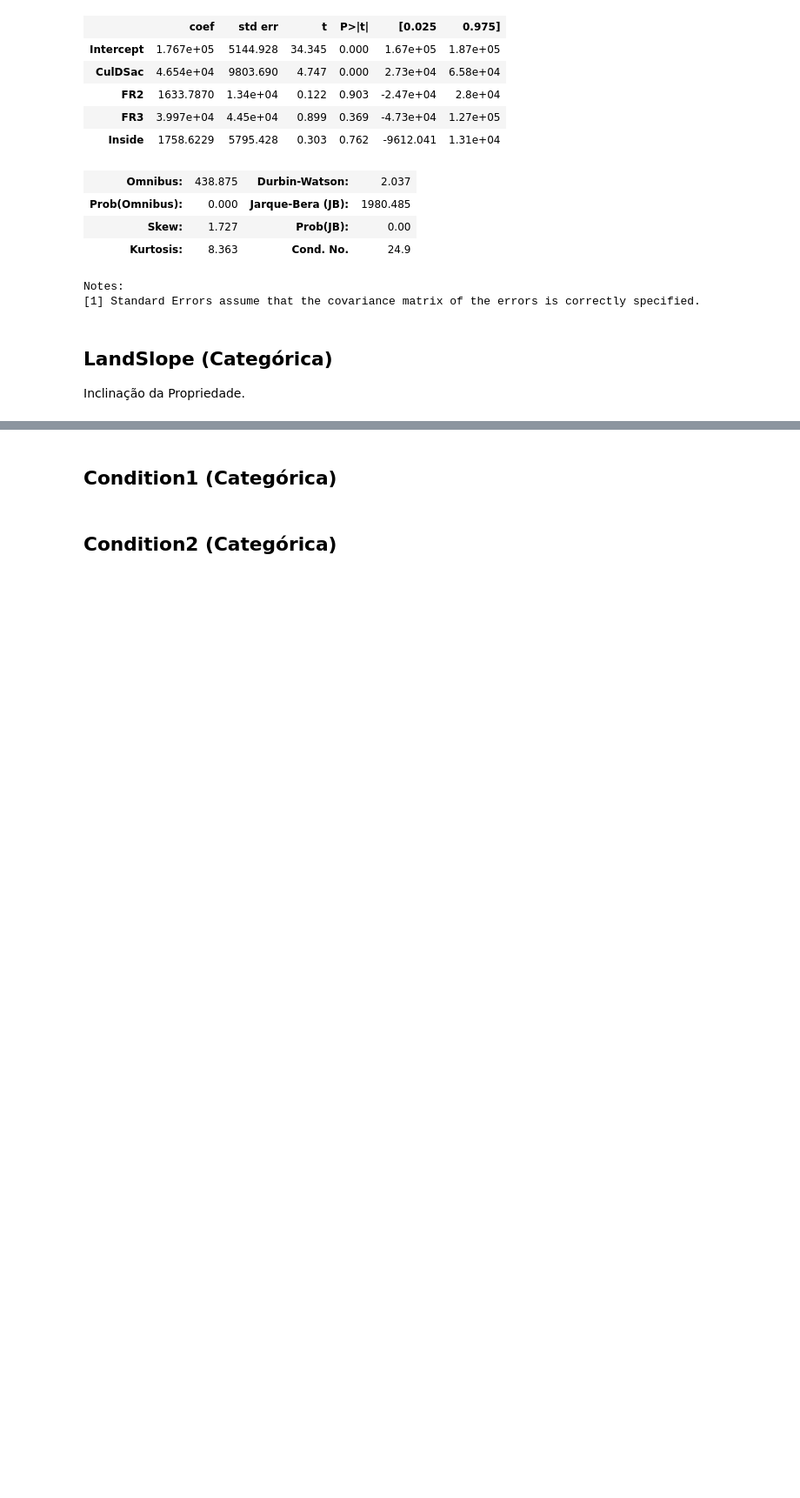
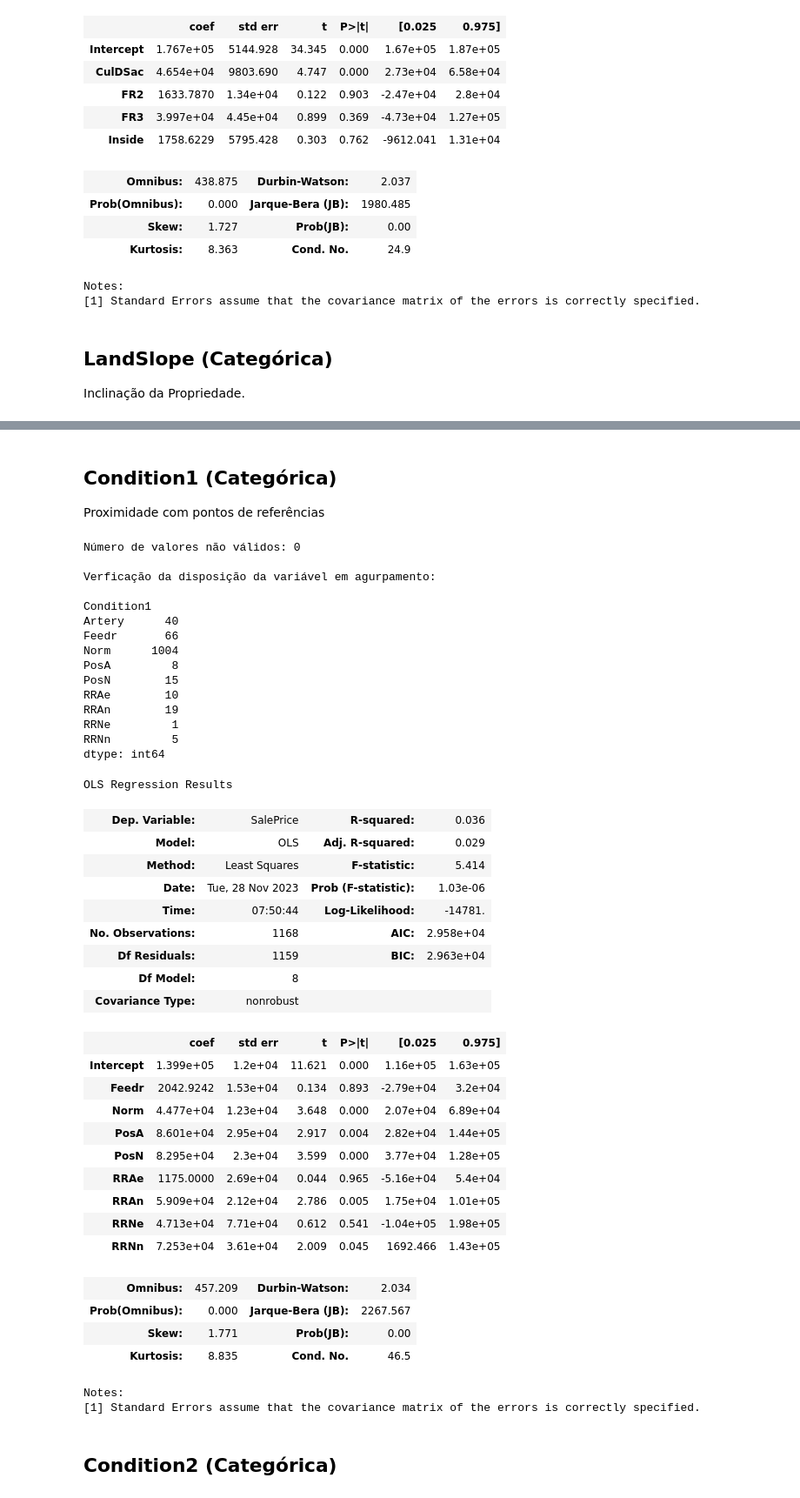
Before and after one commit to JohnDaytonCC/HousePricesPrediction, a Jupyter notebook: Notebook - House Prices Predition.ipynb, the cells around one changed output, grey strips where cells are left out. Shown at 87% size. Saved outputs shown, nothing was run; the diff lists cells and outputs as text; code cells hidden in the pictures; blank space fills up the shorter version.

```diff
--- a/Notebook - House Prices Predition.ipynb
+++ b/Notebook - House Prices Predition.ipynb
@@ -831,4 +908,73 @@ Notes:
 # %% [markdown]
 ## Condition1 (Categórica)
+
+Proximidade com pontos de referências
+# %%
+nome_feature = 'Condition1'
+
+# Verificação de valores nulos na variável
+print(f'Número de valores não válidos: {dados_treino[nome_feature].isnull().sum()}\n')
+
+# Estatística univariádas pela variável
+print('Verficação da disposição da variável em agurpamento:\n')
+agrupado = dados_treino.groupby([nome_feature]).size()
+print(agrupado)
+
+# Conversão da variável categórica em dicotômica com a exclusão da primeira variável dicotômica.
+df_dummies_auxiliar = pd.get_dummies(dados_treino[nome_feature], columns=[nome_feature], drop_first=True)
+
+# Inclusão da variável dependente ao data frame de variáveis dicotômicas.
+df_dummies_auxiliar[nome_target] = dados_treino[nome_target].copy()
+
+# Verificação do data frame.
+df_dummies_auxiliar.head(6)
+
+# Estimação do modelo de regressão linear múltipla com n-1 dummies
+modelo_dummies = sm.OLS.from_formula("SalePrice ~ Feedr + Norm + PosA + PosN + RRAe + RRAn + RRNe + RRNn", df_dummies_auxiliar).fit()
+
+# Verificação dos parâmetros do modelo.
+modelo_dummies.summary()
+# %% [output]
+Número de valores não válidos: 0
+
+Verficação da disposição da variável em agurpamento:
+
+Condition1
+Artery      40
+Feedr       66
+Norm      1004
+PosA         8
+PosN        15
+RRAe        10
+RRAn        19
+RRNe         1
+RRNn         5
+dtype: int64
+OLS Regression Results
+| Dep. Variable: | SalePrice | R-squared: | 0.036 |
+| Model: | OLS | Adj. R-squared: | 0.029 |
+| Method: | Least Squares | F-statistic: | 5.414 |
+| Date: | Tue, 28 Nov 2023 | Prob (F-statistic): | 1.03e-06 |
+| Time: | 07:50:44 | Log-Likelihood: | -14781. |
+| No. Observations: | 1168 | AIC: | 2.958e+04 |
+| Df Residuals: | 1159 | BIC: | 2.963e+04 |
+| Df Model: | 8 |  |  |
+| Covariance Type: | nonrobust |  |  |
+|  | coef | std err | t | P>|t| | [0.025 | 0.975] |
+| Intercept | 1.399e+05 | 1.2e+04 | 11.621 | 0.000 | 1.16e+05 | 1.63e+05 |
+| Feedr | 2042.9242 | 1.53e+04 | 0.134 | 0.893 | -2.79e+04 | 3.2e+04 |
+| Norm | 4.477e+04 | 1.23e+04 | 3.648 | 0.000 | 2.07e+04 | 6.89e+04 |
+| PosA | 8.601e+04 | 2.95e+04 | 2.917 | 0.004 | 2.82e+04 | 1.44e+05 |
+| PosN | 8.295e+04 | 2.3e+04 | 3.599 | 0.000 | 3.77e+04 | 1.28e+05 |
+| RRAe | 1175.0000 | 2.69e+04 | 0.044 | 0.965 | -5.16e+04 | 5.4e+04 |
+| RRAn | 5.909e+04 | 2.12e+04 | 2.786 | 0.005 | 1.75e+04 | 1.01e+05 |
+| RRNe | 4.713e+04 | 7.71e+04 | 0.612 | 0.541 | -1.04e+05 | 1.98e+05 |
+| RRNn | 7.253e+04 | 3.61e+04 | 2.009 | 0.045 | 1692.466 | 1.43e+05 |
+| Omnibus: | 457.209 | Durbin-Watson: | 2.034 |
+| Prob(Omnibus): | 0.000 | Jarque-Bera (JB): | 2267.567 |
+| Skew: | 1.771 | Prob(JB): | 0.00 |
+| Kurtosis: | 8.835 | Cond. No. | 46.5 |
+Notes:
+[1] Standard Errors assume that the covariance matrix of the errors is correctly specified.
 # %% [markdown]
 ## Condition2 (Categórica)
```
Also changed, not shown: parts of 33 cells of this notebook.
